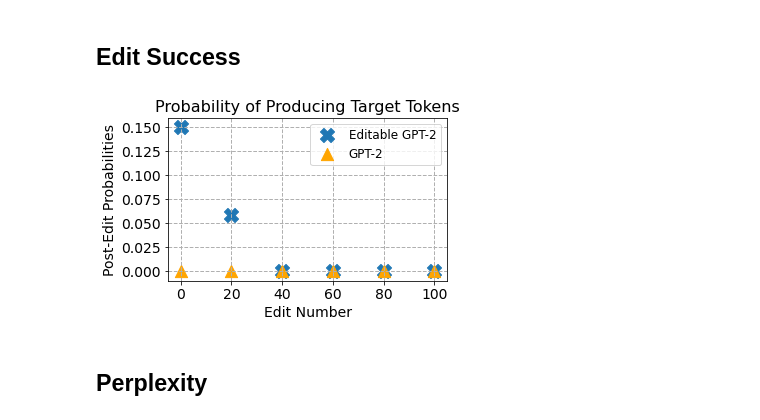
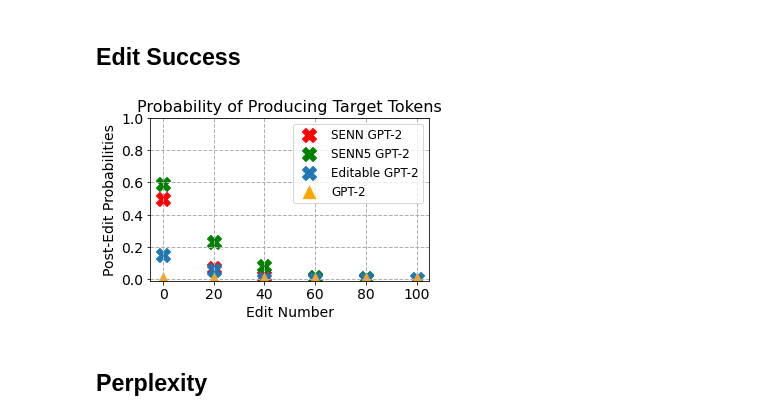
Before and after one commit to spencerbraun/editable_nlp, a Jupyter notebook: plots/Evaluation_Plots.ipynb, the cells around one changed output. Cells and saved outputs as stored; diff of their text form; code cells hidden in the pictures.

Commit message:
Updated SENN and eval code to work together correctly. Some minor refactors of how SENN gets applied (now in src/utils.py).

```diff
--- a/plots/Evaluation_Plots.ipynb
+++ b/plots/Evaluation_Plots.ipynb
@@ -9,18 +9,61 @@ import matplotlib.pyplot as plt
 import numpy as np
 import pandas as pd
 # %%
-
-model_100 = pd.read_csv("../eval/edit_success_20210425.20.04.1619408171_self_sample_epoch0_ts10000.20210419.14.04.1618869292")
-gpt_100 = pd.read_csv("../eval/edit_success_20210425.21.04.1619409649_gpt2_epoch0_ts10000.20210408.09.04.1617899457")
+senn5_100 = pd.read_csv(
+    "../eval/edit_success_20210504.20.05.1620184442_self_sample_epoch0_ts20000.20210504.14.05.1620163492")
+senn_100 = pd.read_csv(
+    "../eval/edit_success_20210504.14.05.1620163079_self_sample_epoch0_ts20000.20210503.23.05.1620108252")
+model_100 = pd.read_csv(
+    "../eval/edit_success_20210425.20.04.1619408171_self_sample_epoch0_ts10000.20210419.14.04.1618869292")
+gpt_100 = pd.read_csv(
+    "../eval/edit_success_20210425.21.04.1619409649_gpt2_epoch0_ts10000.20210408.09.04.1617899457")
 # %% [markdown]
 ## Edit Success
 # %%
+senn_100['grouping'] = (
+    senn_100
+    .edit_number
+    .apply(lambda x: int(x /20) * 20)
+)
+ax=(
+    senn_100
+    .query('edit_step == 1')
+    .groupby("grouping")
+    .logits
+    .apply(lambda x: np.mean(np.exp(x)))
+    .reset_index()
+    .plot(
+        kind='scatter', x="grouping",y="logits",
+        color='red', marker="X", s=200, figsize=(10,7),
+        label="SENN GPT-2"
+    )
+)
+
+senn5_100['grouping'] = (
+    senn5_100
+    .edit_number
+    .apply(lambda x: int(x /20) * 20)
+)
+(
+    senn5_100
+    .query('edit_step == 1')
+    .groupby("grouping")
+    .logits
+    .apply(lambda x: np.mean(np.exp(x)))
+    .reset_index()
+    .plot(
+        kind='scatter', x="grouping",y="logits",
+        color='green', marker="X", s=200, figsize=(10,7),
+        label="SENN5 GPT-2", ax=ax
+    )
+)
+
 model_100['grouping'] = (
     model_100
     .edit_number
     .apply(lambda x: int(x /20) * 20)
 )
-ax=(
+(
     model_100
     .query('edit_step == 1')
     .groupby("grouping")
@@ -30,41 +73,41 @@ ax=(
     .plot(
         kind='scatter', x="grouping",y="logits",
         marker="X", s=200, figsize=(10,7),
-        label="Editable GPT-2"
+        label="Editable GPT-2", ax=ax
     )
 )
 
 
 gpt_100['grouping'] = (
     gpt_100
     .edit_number
     .apply(lambda x: int(x /20) * 20)
 )
 (
     gpt_100
     .query('edit_step == 1')
     .groupby("grouping")
     .logits
     .apply(lambda x: np.mean(np.exp(x)))
     .reset_index()
     .plot(
         kind='scatter', x="grouping",y="logits",
         color='orange', marker="^", s=150, figsize=(5,3),
         label="GPT-2", ax=ax
     )
 )
 
 plt.xlabel("Edit Number", fontsize=14)
 plt.xticks(fontsize=14)
 plt.ylabel("Post-Edit Probabilities", fontsize=14)
 plt.yticks(fontsize=14)
-plt.ylim(-0.01,0.16)
+plt.ylim(-0.01,1)
 plt.title("Probability of Producing Target Tokens", fontsize=16)
 plt.legend(fontsize=12)
 plt.grid(linestyle='--', linewidth=1)
 plt.savefig('edit_success.png', bbox_inches='tight', facecolor="#ffffff")
 # %% [output]
-[figure, old version]
+[figure, new version]
 # %% [markdown]
 ## Perplexity
 # %%
```
Also changed, not shown: 5 other files.
